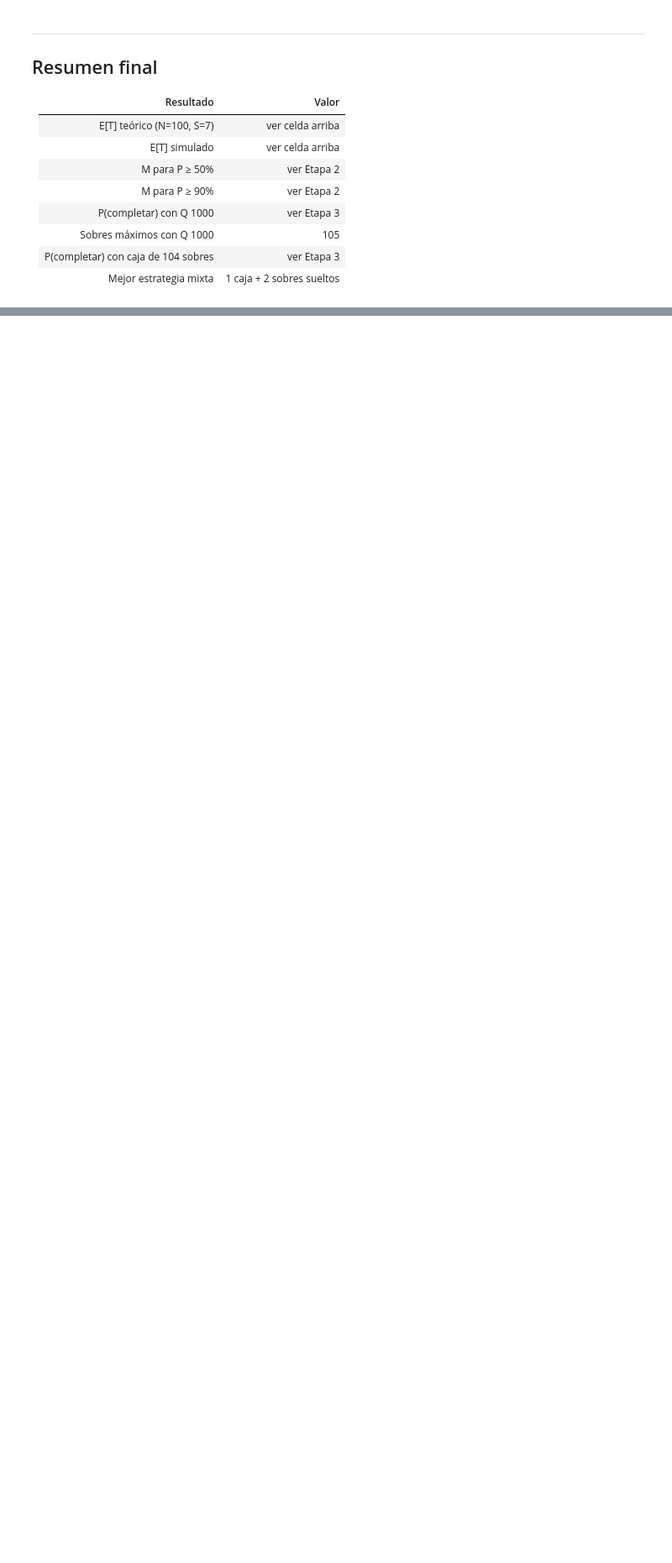
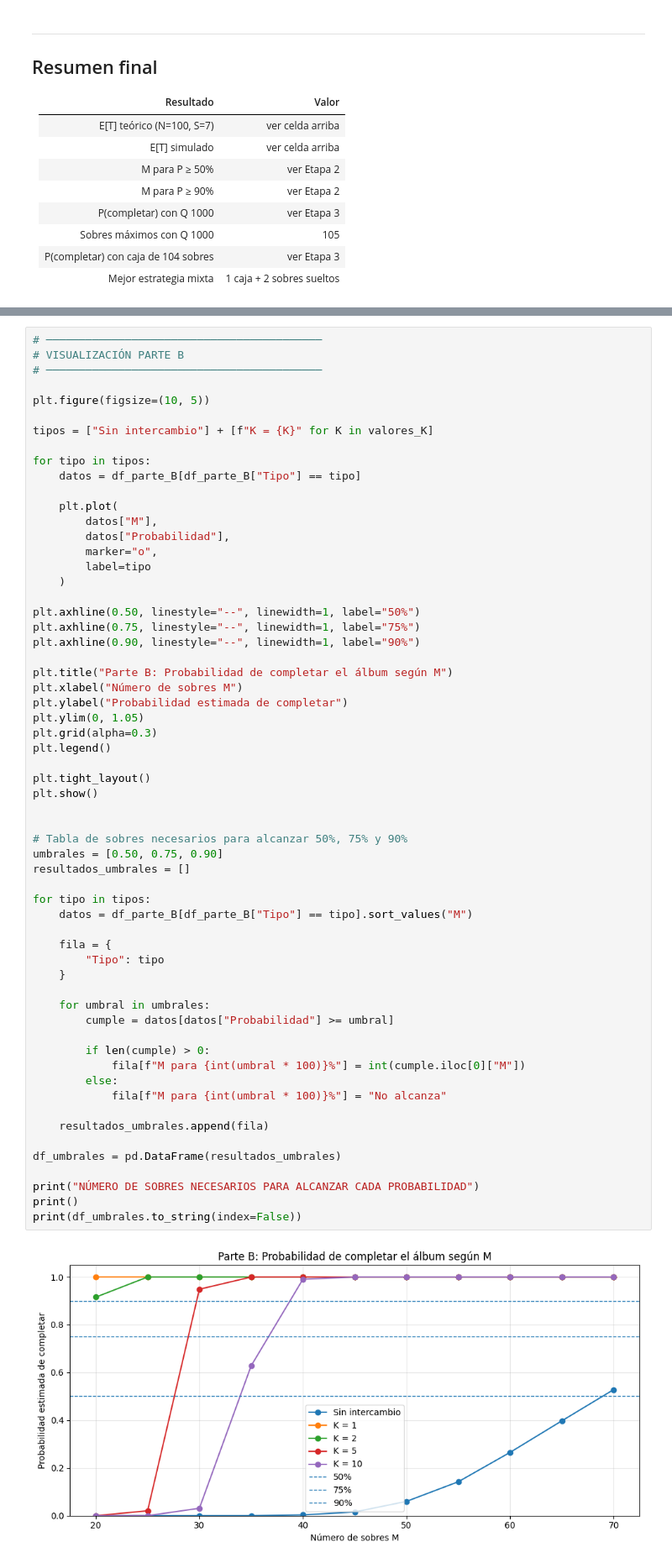
Before and after one commit to silversitoooo/LAB-7, a Jupyter notebook: laboratorio7_panini.ipynb, the cells around one changed output, grey strips where cells are left out. Shown at 84% size. Drawn from its saved outputs; the diff is of its cells as text; blank space fills up the shorter version.

```diff
--- a/laboratorio7_panini.ipynb
+++ b/laboratorio7_panini.ipynb
@@ -493,0 +813,62 @@ Conclusión: Comprar sobres sueltos (usar el presupuesto) da una probabilidad li
+# %%
+# ──────────────────────────────────────────
+# VISUALIZACIÓN PARTE B
+# ──────────────────────────────────────────
+
+plt.figure(figsize=(10, 5))
+
+tipos = ["Sin intercambio"] + [f"K = {K}" for K in valores_K]
+
+for tipo in tipos:
+    datos = df_parte_B[df_parte_B["Tipo"] == tipo]
+
+    plt.plot(
+        datos["M"],
+        datos["Probabilidad"],
+        marker="o",
+        label=tipo
+    )
+
+plt.axhline(0.50, linestyle="--", linewidth=1, label="50%")
+plt.axhline(0.75, linestyle="--", linewidth=1, label="75%")
+plt.axhline(0.90, linestyle="--", linewidth=1, label="90%")
+
+plt.title("Parte B: Probabilidad de completar el álbum según M")
+plt.xlabel("Número de sobres M")
+plt.ylabel("Probabilidad estimada de completar")
+plt.ylim(0, 1.05)
+plt.grid(alpha=0.3)
+plt.legend()
+
+plt.tight_layout()
+plt.show()
+
+
+# Tabla de sobres necesarios para alcanzar 50%, 75% y 90%
+umbrales = [0.50, 0.75, 0.90]
+resultados_umbrales = []
+
+for tipo in tipos:
+    datos = df_parte_B[df_parte_B["Tipo"] == tipo].sort_values("M")
+
+    fila = {
+        "Tipo": tipo
+    }
+
+    for umbral in umbrales:
+        cumple = datos[datos["Probabilidad"] >= umbral]
+
+        if len(cumple) > 0:
+            fila[f"M para {int(umbral * 100)}%"] = int(cumple.iloc[0]["M"])
+        else:
+            fila[f"M para {int(umbral * 100)}%"] = "No alcanza"
+
+    resultados_umbrales.append(fila)
+
+df_umbrales = pd.DataFrame(resultados_umbrales)
+
+print("NÚMERO DE SOBRES NECESARIOS PARA ALCANZAR CADA PROBABILIDAD")
+print()
+print(df_umbrales.to_string(index=False))
+# %% [output]
+[figure, added]
```
Also changed, not shown: parts of 13 cells of this notebook, 3 other files.
